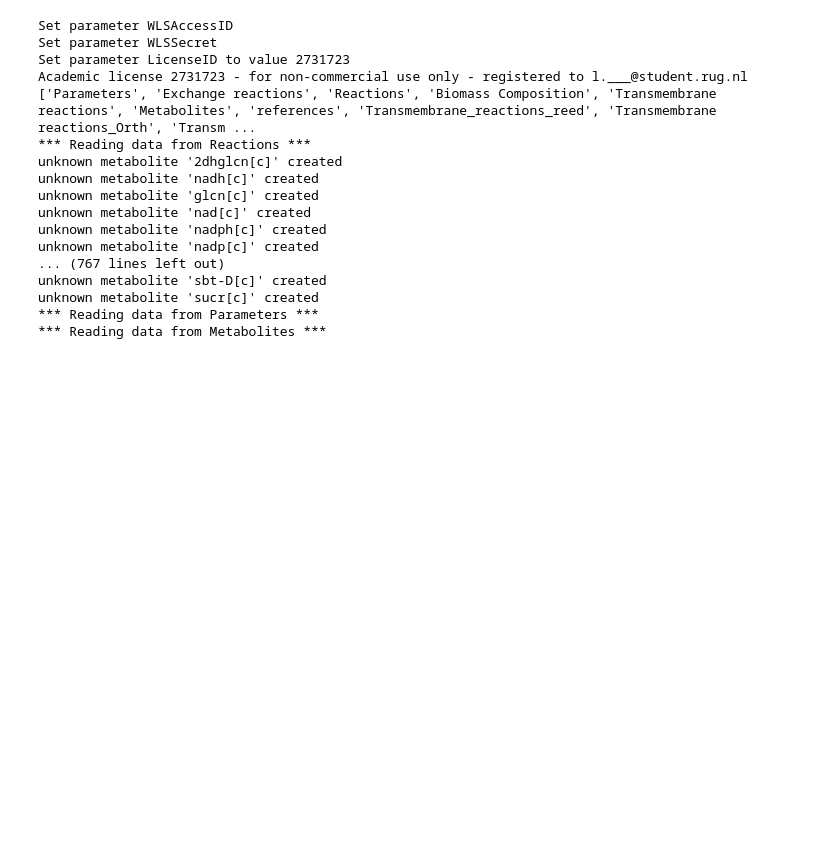
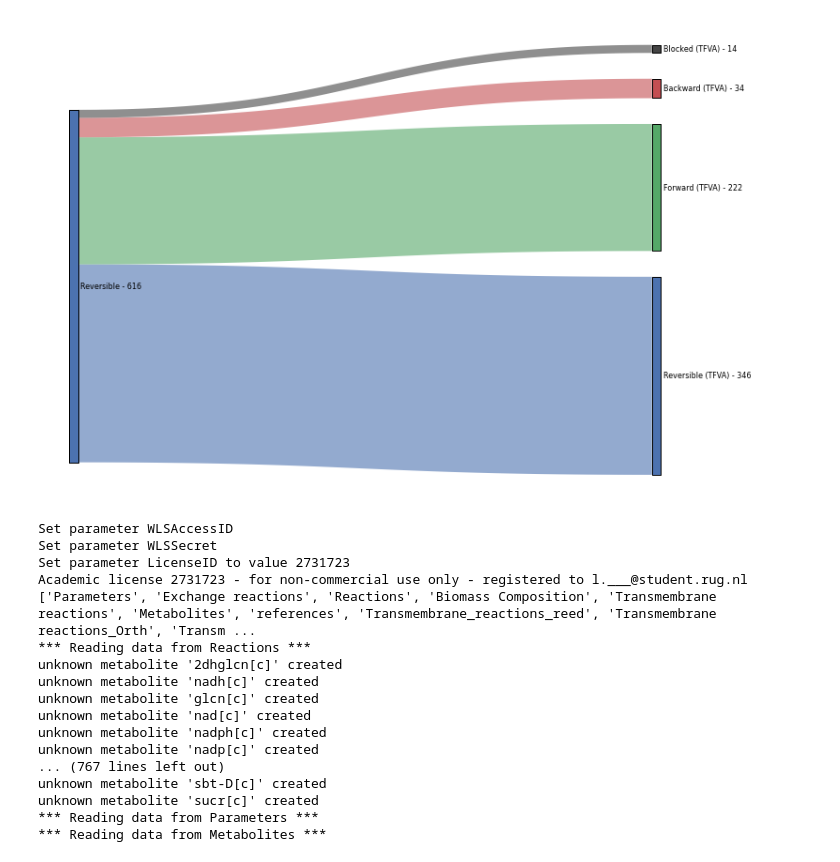
Before and after one commit to lasillje/MSC-Thermo, a Jupyter notebook: ecoli_flux_bounds/tfva_ecoli.ipynb, the cells around one changed output. Cells and saved outputs as stored; diff of their text form; code cells hidden in the pictures; blank space fills up the shorter version.

```diff
--- a/ecoli_flux_bounds/tfva_ecoli.ipynb
+++ b/ecoli_flux_bounds/tfva_ecoli.ipynb
@@ -937,3 +951,8 @@ Exception: Format 'pdf' not supported by mode 'default'. Allowed formats: ['html
+# %%
+from IPython.display import Image
+Image('tfva_sankey.png')
+# %% [output]
+[figure, added]
 # %%
 from cobra.flux_analysis import find_blocked_reactions
 
```
Also changed, not shown: parts of 18 cells of this notebook, 2 other files.
